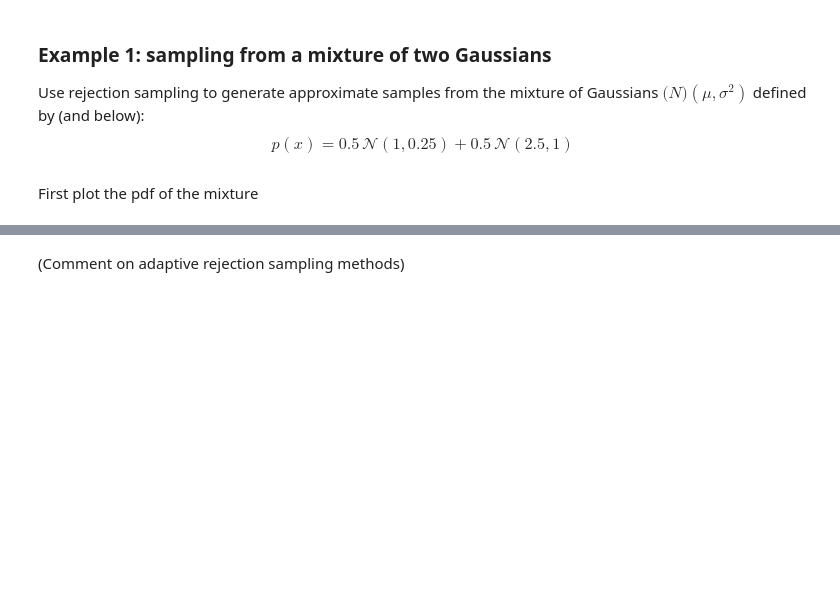
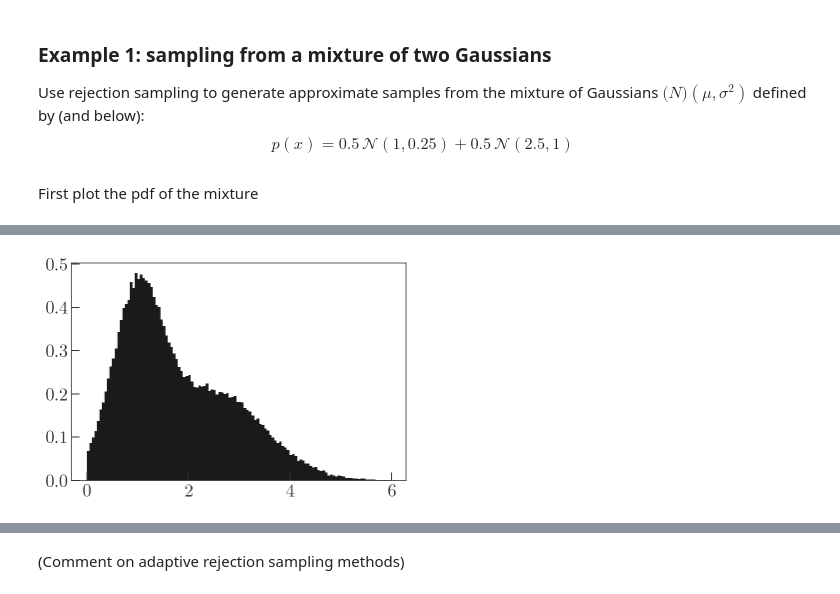
Before and after one commit to adrn/AST542, a Jupyter notebook: notebooks/Sampling from probability distributions.ipynb, the cells around one changed output, grey strips where cells are left out. Drawn from its saved outputs; the diff is of its cells as text; code cells hidden in the pictures; blank space fills up the shorter version.

```diff
--- a/notebooks/Sampling from probability distributions.ipynb
+++ b/notebooks/Sampling from probability distributions.ipynb
@@ -130,0 +137,15 @@ First plot the pdf of the mixture
+# %%
+import numpy.random as rand
+
+n_sample = 500000
+x_sample = 6.*rand.random(n_sample)
+y_sample = 0.5*rand.random(n_sample)
+
+x_to_keep=[]
+for i in range(n_sample):
+    if y_sample[i] < gaussian_mixture(x_sample[i]):
+        x_to_keep.append(x_sample[i])
+
+plt.hist(x_to_keep,bins=120,normed=True);
+# %% [output]
+[figure, added]
```
Also changed, not shown: parts of 9 cells of this notebook.
